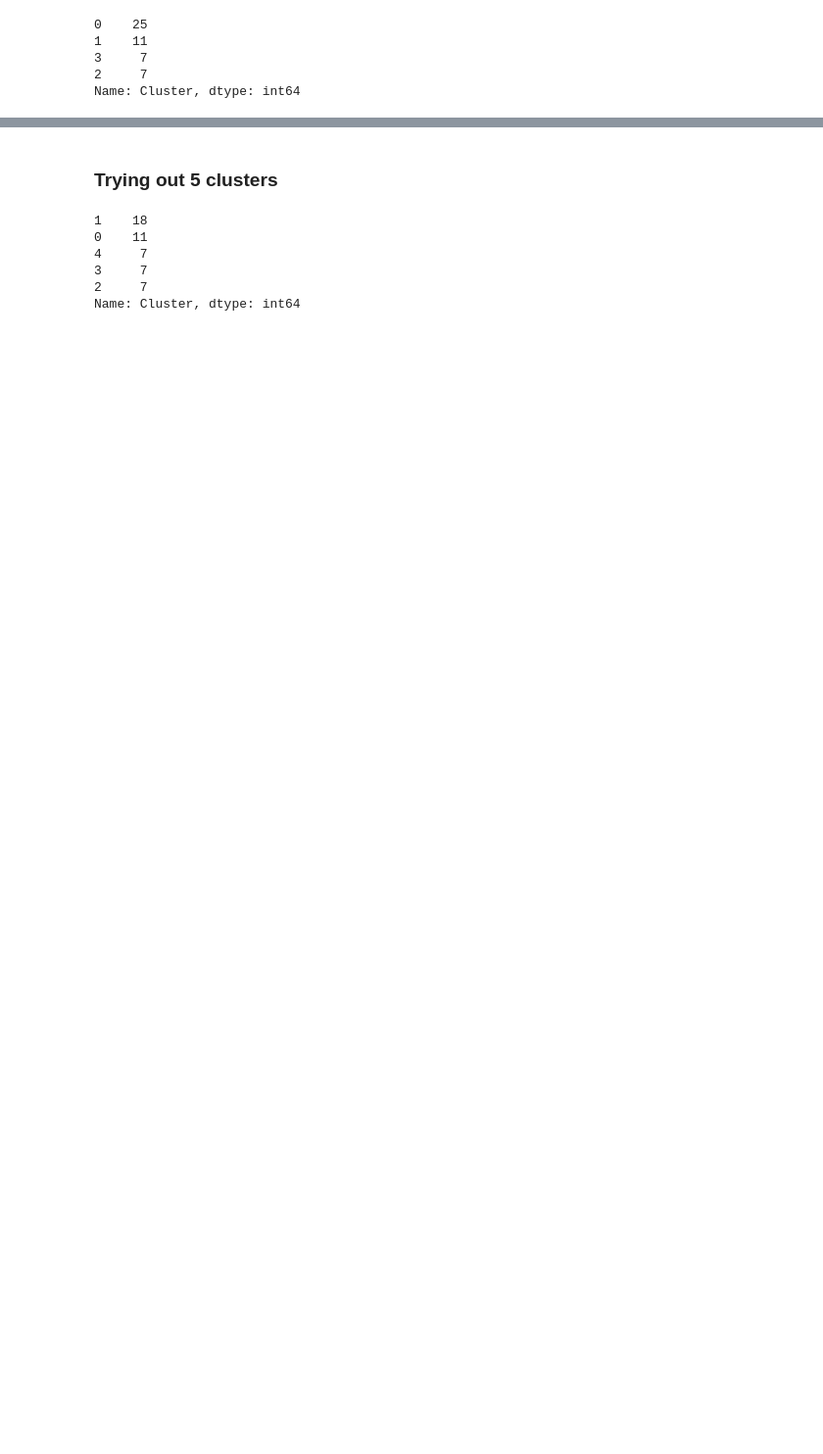
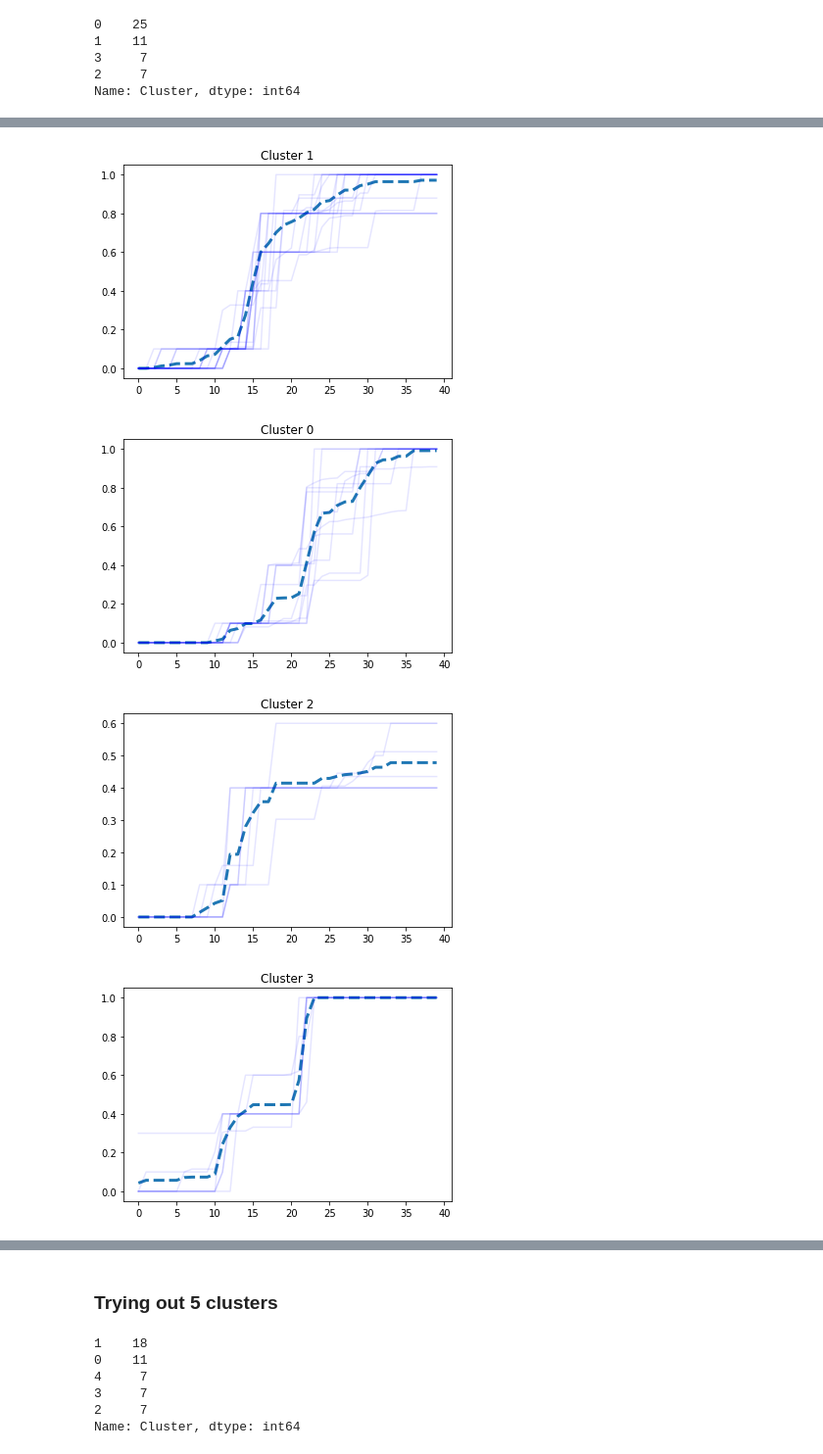
Before and after one commit to covidvis/covid19-vis, a Jupyter notebook: notebooks/Intervention Footprint Trajectory-Clean.ipynb, the cells around one changed output, grey strips where cells are left out. Shown at 98% size. Drawn from its saved outputs; the diff is of its cells as text; code cells hidden in the pictures; blank space fills up the shorter version.

```diff
--- a/notebooks/Intervention Footprint Trajectory-Clean.ipynb
+++ b/notebooks/Intervention Footprint Trajectory-Clean.ipynb
@@ -427,3 +475,19 @@ Name: Cluster, dtype: int64
+# %%
+for idx,centroid in enumerate(clf.centroids_):
+    origClust= mapOriginal2InferredCentroid[idx]
+    stateLst = list(clustResult[clustResult["cluster"]==origClust].State)
+    plt.figure()
+    plt.plot(centroid,linewidth=3,linestyle='--')
+    for state in stateLst:
+        state_df = tseries4plot_clust[tseries4plot_clust["State"]==state]
+        plt.plot(state_df["index"],state_df["value"],color="blue",alpha=0.1)
+    plt.title(f"Cluster {origClust}")
+#     plt.title(stateLst)
+# %% [output]
+[figure, added]
+[figure, added]
+[figure, added]
+[figure, added]
 # %%
 clustResult = pd.DataFrame(tseries.index)
 clustResult["cluster"] = labels
```
Also changed, not shown: parts of 8 cells of this notebook, 1 other file.
